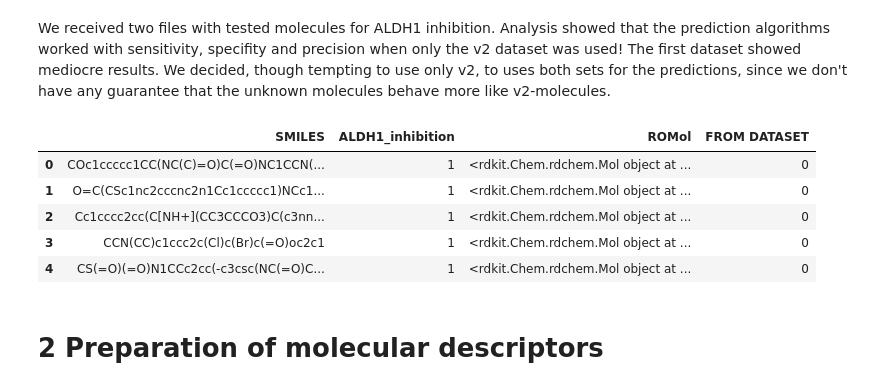
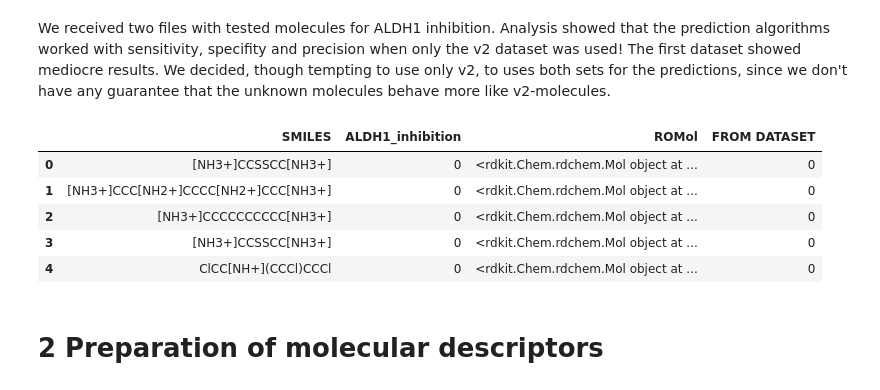
Before and after one commit to Undefined1234/drugdiscoverychallenge, a Jupyter notebook: main.ipynb, the cells around one changed output. Cells and saved outputs as stored; diff of their text form; code cells hidden in the pictures.

```diff
--- a/TOTAL_NOTEBOOK.ipynb
+++ b/main.ipynb
@@ -22,24 +24,26 @@ from sklearn.model_selection import cross_val_score
+# %%
+PATH_TESTED_MOLECULES =     ['data\\tested_molecules_v2.csv']
+PATH_UNTESTED_MOLECULES =   'data\\untested_molecules.csv'
 # %% [markdown]
 # 1 Load tested molecules
 # %% [markdown]
 We received two files with tested molecules for ALDH1 inhibition. Analysis showed that the prediction algorithms worked with sensitivity, specifity and precision when only the v2 dataset was used! The first dataset showed mediocre results. We decided, though tempting to use only v2, to uses both sets for the predictions, since we don't have any guarantee that the unknown molecules behave more like v2-molecules.
 # %%
-tested_molecules_files = ['tested_molecules.csv','tested_molecules_v2.csv']
 dataset_molecules = pd.DataFrame()
-for i, file in enumerate(tested_molecules_files):
+for i, file in enumerate(PATH_TESTED_MOLECULES):
     tested_molecules = pd.read_csv(os.path.join(os.getcwd(), file))
     PandasTools.AddMoleculeColumnToFrame(tested_molecules, smilesCol='SMILES')
     tested_molecules['FROM DATASET'] = i
     dataset_molecules = dataset_molecules.append(tested_molecules, ignore_index = True)
 
 dataset_molecules.head()
 # %% [output]
 |  | SMILES | ALDH1_inhibition | ROMol | FROM DATASET |
-| 0 | COc1ccccc1CC(NC(C)=O)C(=O)NC1CCN(... | 1 | <rdkit.Chem.rdchem.Mol object at ... | 0 |
-| 1 | O=C(CSc1nc2cccnc2n1Cc1ccccc1)NCc1... | 1 | <rdkit.Chem.rdchem.Mol object at ... | 0 |
-| 2 | Cc1cccc2cc(C[NH+](CC3CCCO3)C(c3nn... | 1 | <rdkit.Chem.rdchem.Mol object at ... | 0 |
-| 3 | CCN(CC)c1ccc2c(Cl)c(Br)c(=O)oc2c1 | 1 | <rdkit.Chem.rdchem.Mol object at ... | 0 |
-| 4 | CS(=O)(=O)N1CCc2cc(-c3csc(NC(=O)C... | 1 | <rdkit.Chem.rdchem.Mol object at ... | 0 |
+| 0 | [NH3+]CCSSCC[NH3+] | 0 | <rdkit.Chem.rdchem.Mol object at ... | 0 |
+| 1 | [NH3+]CCC[NH2+]CCCC[NH2+]CCC[NH3+] | 0 | <rdkit.Chem.rdchem.Mol object at ... | 0 |
+| 2 | [NH3+]CCCCCCCCCC[NH3+] | 0 | <rdkit.Chem.rdchem.Mol object at ... | 0 |
+| 3 | [NH3+]CCSSCC[NH3+] | 0 | <rdkit.Chem.rdchem.Mol object at ... | 0 |
+| 4 | ClCC[NH+](CCCl)CCCl | 0 | <rdkit.Chem.rdchem.Mol object at ... | 0 |
 # %% [markdown]
 # 2 Preparation of molecular descriptors
 # %% [markdown]
```
Also changed, not shown: parts of 12 cells of this notebook, 14 other files.
